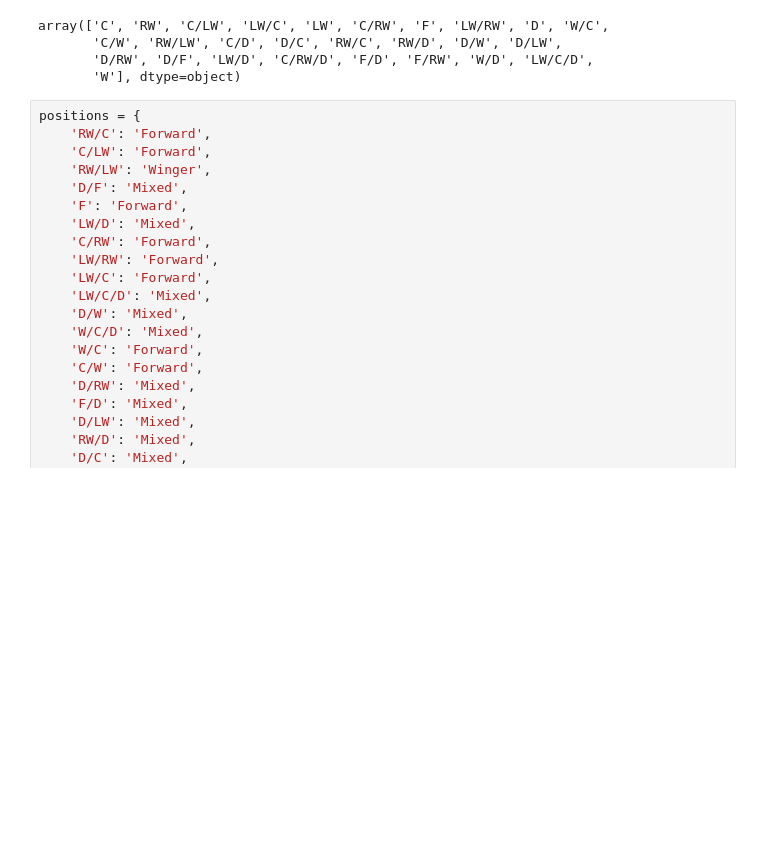
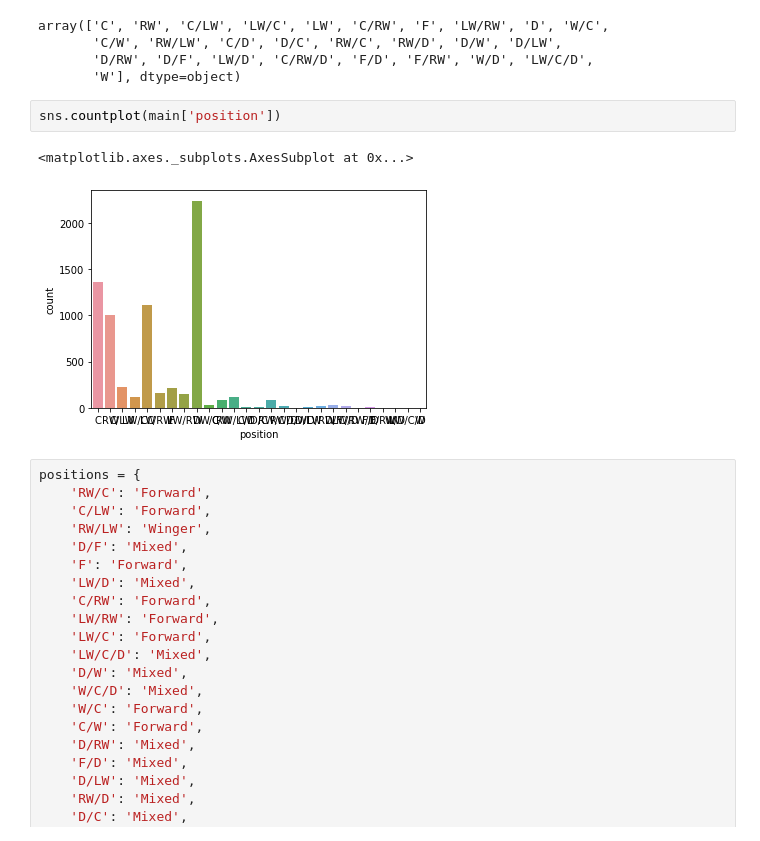
Before and after one commit to TomCallegari/ScoutingWithAI, a Jupyter notebook: Notebooks/Feature_Engineering.ipynb, the cells around one changed output. Saved outputs shown, nothing was run; the diff lists cells and outputs as text; blank space fills up the shorter version.

```diff
--- a/Notebooks/Feature_Engineering.ipynb
+++ b/Notebooks/Feature_Engineering.ipynb
@@ -237,6 +237,11 @@ array(['C', 'RW', 'C/LW', 'LW/C', 'LW', 'C/RW', 'F', 'LW/RW', 'D', 'W/C',
        'C/W', 'RW/LW', 'C/D', 'D/C', 'RW/C', 'RW/D', 'D/W', 'D/LW',
        'D/RW', 'D/F', 'LW/D', 'C/RW/D', 'F/D', 'F/RW', 'W/D', 'LW/C/D',
        'W'], dtype=object)
+# %%
+sns.countplot(main['position'])
+# %% [output]
+<matplotlib.axes._subplots.AxesSubplot at 0x...>
+[figure, added]
 # %%
 positions = {
     'RW/C': 'Forward',
```
Also changed, not shown: parts of 21 cells of this notebook, 1 other file.
